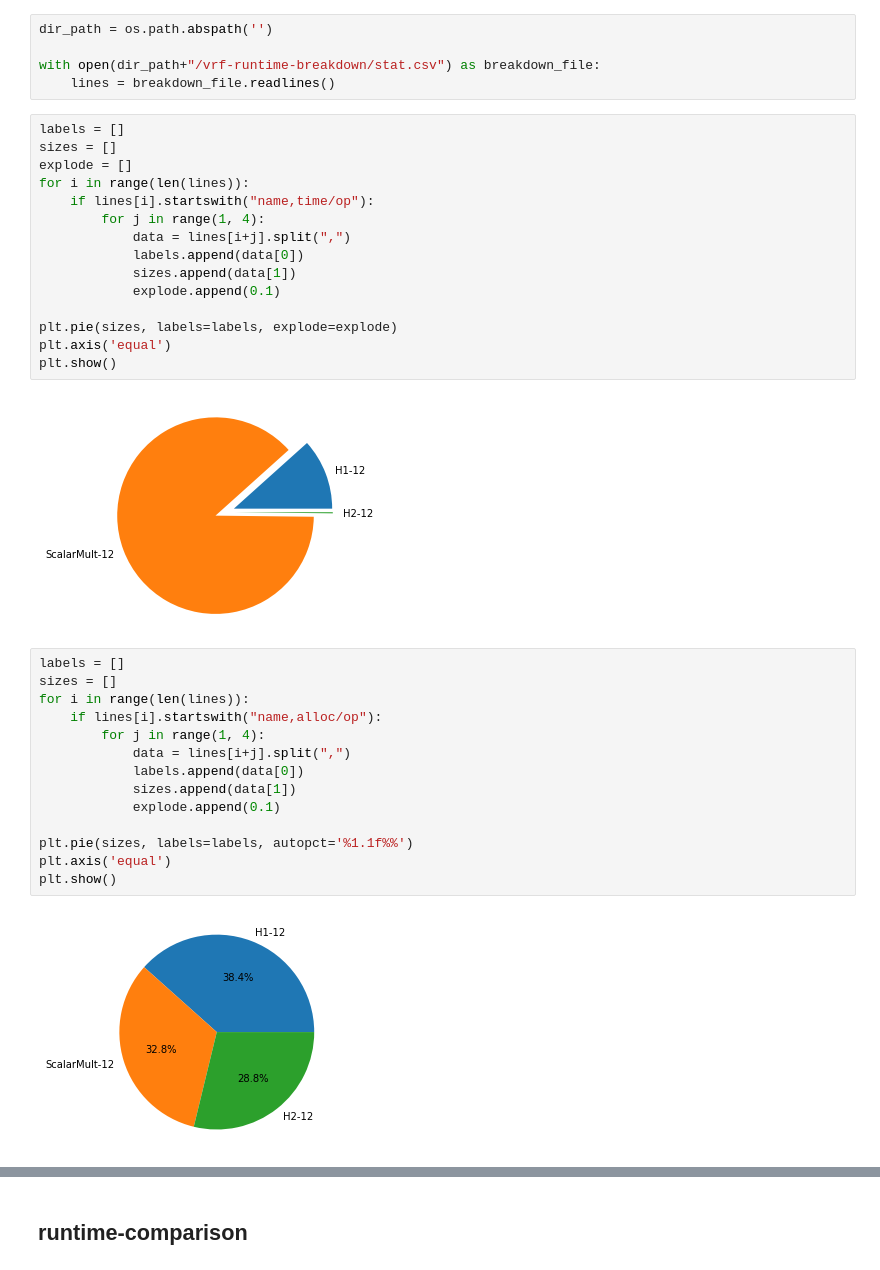
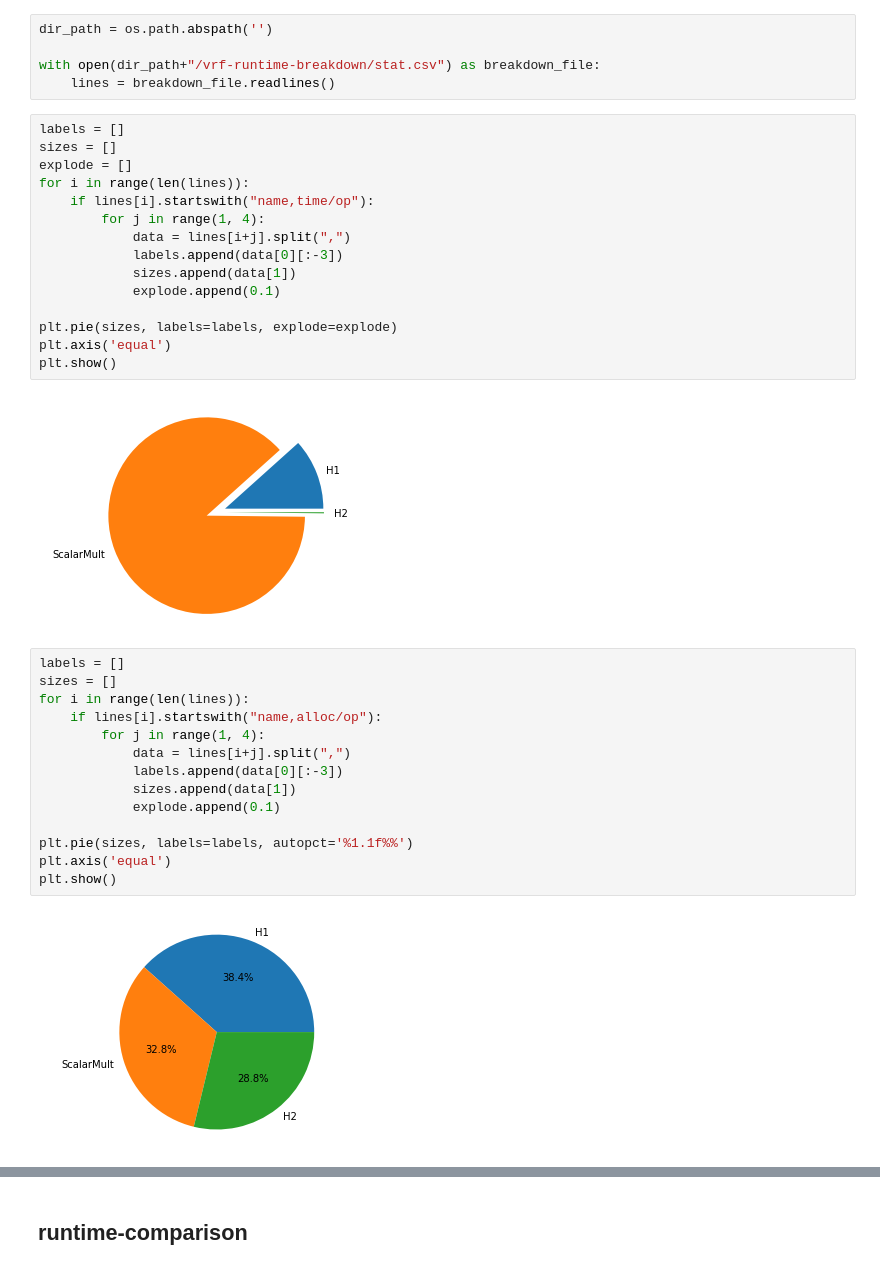
Before and after one commit to DEX-ware/vrf-mining, a Jupyter notebook: src/eval/Untitled.ipynb, the cells around one changed output, grey strips where cells are left out. Saved outputs shown, nothing was run; the diff lists cells and outputs as text.

```diff
--- a/src/eval/Untitled.ipynb
+++ b/src/eval/Untitled.ipynb
@@ -17,20 +17,20 @@ with open(dir_path+"/vrf-runtime-breakdown/stat.csv") as breakdown_file:
 # %%
 labels = []
 sizes = []
 explode = []
 for i in range(len(lines)):
     if lines[i].startswith("name,time/op"):
         for j in range(1, 4):
             data = lines[i+j].split(",")
-            labels.append(data[0])
+            labels.append(data[0][:-3])
             sizes.append(data[1])
             explode.append(0.1)
 
 plt.pie(sizes, labels=labels, explode=explode)
 plt.axis('equal')
 plt.show()
 # %% [output]
-[figure, old version]
+[figure, new version]
 # %%
 labels = []
 sizes = []
@@ -38,7 +38,7 @@ for i in range(len(lines)):
     if lines[i].startswith("name,alloc/op"):
         for j in range(1, 4):
             data = lines[i+j].split(",")
-            labels.append(data[0])
+            labels.append(data[0][:-3])
             sizes.append(data[1])
             explode.append(0.1)
 
@@ -46,7 +46,7 @@ plt.pie(sizes, labels=labels, autopct='%1.1f%%')
 plt.axis('equal')
 plt.show()
 # %% [output]
-[figure, old version]
+[figure, new version]
 # %%
 labels = []
 sizes = []
```
Also changed, not shown: parts of 3 cells of this notebook.
